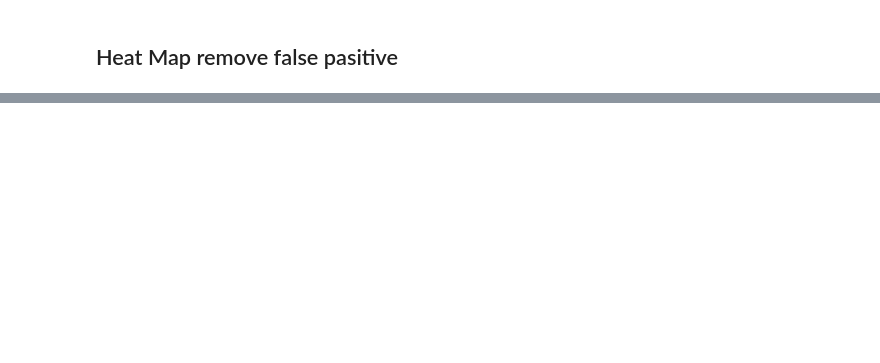
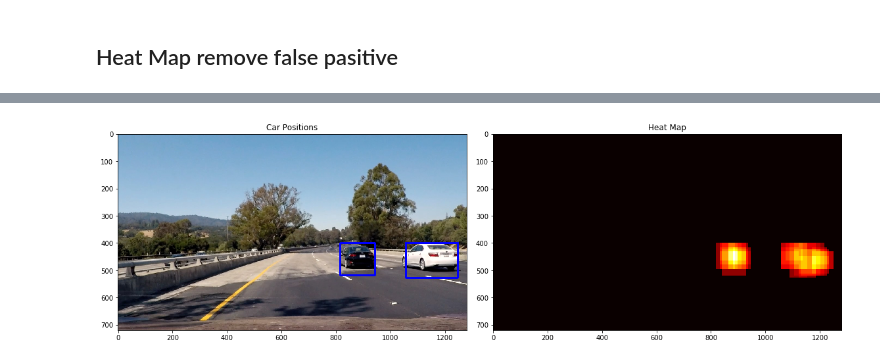
Before and after one commit to swarnimsoni/CarND-Vehicle-Detection, a Jupyter notebook: Solution.ipynb, the cells around one changed output, grey strips where cells are left out. Saved outputs shown, nothing was run; the diff lists cells and outputs as text; code cells hidden in the pictures; blank space fills up the shorter version.

```diff
--- a/Solution.ipynb
+++ b/Solution.ipynb
@@ -69,6 +69,7 @@ def extract_features(imgs, color_space='RGB', spatial_size=(32, 32),
                         spatial_feat=True, hist_feat=True, hog_feat=True):
     # Create a list to append feature vectors to
     features = []
+    featureTypeCount=0
     # Iterate through the list of images
     for file in imgs:
         file_features = []
@@ -92,11 +93,14 @@ def extract_features(imgs, color_space='RGB', spatial_size=(32, 32),
         if spatial_feat == True:
             spatial_features = bin_spatial(feature_image, size=spatial_size)
             file_features.append(spatial_features)
+            featureTypeCount+=1
         if hist_feat == True:
             # Apply color_hist()
             hist_features = color_hist(feature_image, nbins=hist_bins)
             file_features.append(hist_features)
+            featureTypeCount+=1
         if hog_feat == True:
+            featureTypeCount+=1
         # Call get_hog_features() with vis=False, feature_vec=True
             if hog_channel == 'ALL':
                 hog_features = []
@@ -109,8 +113,16 @@ def extract_features(imgs, color_space='RGB', spatial_size=(32, 32),
                 hog_features = get_hog_features(feature_image[:,:,hog_channel], orient,
                             pix_per_cell, cell_per_block, vis=False, feature_vec=True)
             # Append the new feature vector to the features list
+            #print(spatial_features.size, hist_features.size, hog_features.size)
+            #print(spatial_features.shape, hist_features.shape, hog_features.shape)
+            #print(type(spatial_features), type(hist_features), type(hog_features))
             file_features.append(hog_features)
-        features.append(np.concatenate(file_features))
+
+        if featureTypeCount==1:
+            features.append(file_features)
+        else:
+            features.append(np.concatenate(file_features))
+        #features.append(hog_features)
     # Return list of feature vectors
     return features
 # %% [markdown]
@@ -370,9 +382,14 @@ for i_image in images:
 # %% [markdown]
 ## Heat Map remove false pasitive
 # %%
-# Read in image similar to one shown above
-image = cv2.cvtColor(cv2.imread('./test_images/test4.jpg'), cv2.COLOR_BGR2RGB)
-heat = np.zeros_like(image[:,:,0]).astype(np.float)
+def convert_color(img, conv='RGB2YCrCb'):
+    if conv == 'RGB2YCrCb':
+        return cv2.cvtColor(img, cv2.COLOR_RGB2YCrCb)
+    if conv == 'BGR2YCrCb':
+        return cv2.cvtColor(img, cv2.COLOR_BGR2YCrCb)
+    if conv == 'RGB2LUV':
+        return cv2.cvtColor(img, cv2.COLOR_RGB2LUV)
+
 
 def add_heat(heatmap, bbox_list):
     # Iterate through list of bboxes
@@ -405,13 +422,28 @@ def draw_labeled_bboxes(img, labels):
     # Return the image
     return img
 
-def find_cars(img, ystart, ystop, scale, svc, X_scaler, orient, pix_per_cell, cell_per_block, spatial_size, hist_bins):
-
+def find_cars(img,color_space, ystart, ystop, scale, svc, X_scaler, orient, pix_per_cell, cell_per_block, spatial_size, hist_bins):
+    #print("orient = {}, pix_per_cell = {}, cell_per_block={}, spatial_size={}, hit_bins={}".format(orient, pix_per_cell, cell_per_block, spatial_size, hist_bins))
+    boxes=[]
     draw_img = np.copy(img)
     #img = img.astype(np.float32)/255
 
+
+    if color_space != 'RGB':
+        if color_space == 'HSV':
+            img = cv2.cvtColor(img, cv2.COLOR_RGB2HSV)
+        elif color_space == 'LUV':
+            img = cv2.cvtColor(img, cv2.COLOR_RGB2LUV)
+        elif color_space == 'HLS':
+            img = cv2.cvtColor(img, cv2.COLOR_RGB2HLS)
+        elif color_space == 'YUV':
+            img = cv2.cvtColor(img, cv2.COLOR_RGB2YUV)
+        elif color_space == 'YCrCb':
+            img = cv2.cvtColor(img, cv2.COLOR_RGB2YCrCb)
+
     img_tosearch = img[ystart:ystop,:,:]
-    ctrans_tosearch = convert_color(img_tosearch, conv='RGB2YCrCb')
+    #ctrans_tosearch = convert_color(img_tosearch, conv='RGB2YCrCb')
+    ctrans_tosearch=img_tosearch
     if scale != 1:
         imshape = ctrans_tosearch.shape
         ctrans_tosearch = cv2.resize(ctrans_tosearch, (np.int(imshape[1]/scale), np.int(imshape[0]/scale)))
@@ -439,6 +471,7 @@ def find_cars(img, ystart, ystop, scale, svc, X_scaler, orient, pix_per_cell, ce
 
     for xb in range(nxsteps):
         for yb in range(nysteps):
+            #i_features = []
             ypos = yb*cells_per_step
             xpos = xb*cells_per_step
             # Extract HOG for this patch
@@ -455,26 +488,52 @@ def find_cars(img, ystart, ystop, scale, svc, X_scaler, orient, pix_per_cell, ce
 
             # Get color features
             spatial_features = bin_spatial(subimg, size=spatial_size)
+            #i_features.append.(spatial_features)
             hist_features = color_hist(subimg, nbins=hist_bins)
-
+            #i_features.append.(hist_features)
             # Scale features and make a prediction
-            test_features = X_scaler.transform(np.hstack((spatial_features, hist_features, hog_features)).reshape(1, -1))
+#            print(type(spatial_features), type(hist_features), type(hog_features))
+#            print(spatial_features.shape, hist_features.shape, hog_features.shape)
+            t=np.hstack((spatial_features, hist_features, hog_features)).reshape(1, -1)
+            test_features = X_scaler.transform(t)
             #test_features = X_scaler.transform(np.hstack((shape_feat, hist_feat)).reshape(1, -1))
             test_prediction = svc.predict(test_features)
 
+            #test_prediction = svc.predict(hog_features)
             if test_prediction == 1:
                 xbox_left = np.int(xleft*scale)
                 ytop_draw = np.int(ytop*scale)
                 win_draw = np.int(window*scale)
-                cv2.rectangle(draw_img,(xbox_left, ytop_draw+ystart),(xbox_left+win_draw,ytop_draw+win_draw+ystart),(0,0,255),6)
+                #cv2.rectangle(draw_img,(xbox_left, ytop_draw+ystart),(xbox_left+win_draw,ytop_draw+win_draw+ystart),(0,0,255),6)
+                boxes.append(((xbox_left, ytop_draw+ystart),(xbox_left+win_draw,ytop_draw+win_draw+ystart)))
+    #return draw_img
+    return boxes
 
-    return draw_img
+# Read in image similar to one shown above
+image = cv2.cvtColor(cv2.imread('./test_images/test4.jpg'), cv2.COLOR_BGR2RGB)
+heat = np.zeros_like(image[:,:,0]).astype(np.float)
+
+box_list = []
+
+ystart = 400
+ystop = 696
+colour_space='YUV'
+
+scale = 1.0
+box_list.extend(find_cars(image, colour_space, ystart, ystop, scale, svc, X_scaler, orient, pix_per_cell, cell_per_block, spatial_size, hist_bins))
+
+scale = 1.5
+box_list.extend(find_cars(image, colour_space, ystart, ystop, scale, svc, X_scaler, orient, pix_per_cell, cell_per_block, spatial_size, hist_bins))
+
+scale = 2.0
+box_list.extend(find_cars(image, colour_space, ystart, ystop, scale, svc, X_scaler, orient, pix_per_cell, cell_per_block, spatial_size, hist_bins))
+
 
 # Add heat to each box in box list
 heat = add_heat(heat,box_list)
 
 # Apply threshold to help remove false positives
-heat = apply_threshold(heat,1)
+heat = apply_threshold(heat,2)
 
 # Visualize the heatmap when displaying
 heatmap = np.clip(heat, 0, 255)
@@ -483,7 +542,7 @@ heatmap = np.clip(heat, 0, 255)
 labels = label(heatmap)
 draw_img = draw_labeled_bboxes(np.copy(image), labels)
 
-fig = plt.figure()
+fig = plt.figure(figsize=(16,8))
 plt.subplot(121)
 plt.imshow(draw_img)
 plt.title('Car Positions')
@@ -495,0 +554 @@ NameError: name 'box_list' is not defined
+[figure, added]
```
Also changed, not shown: parts of 8 cells of this notebook.
